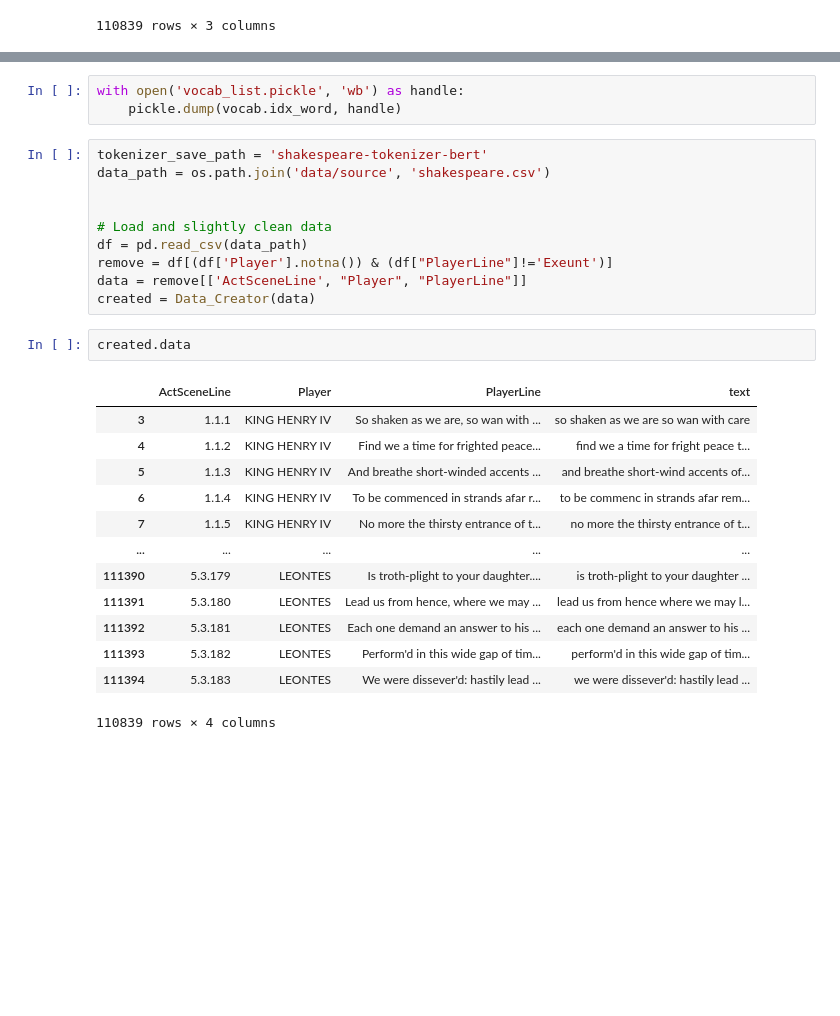
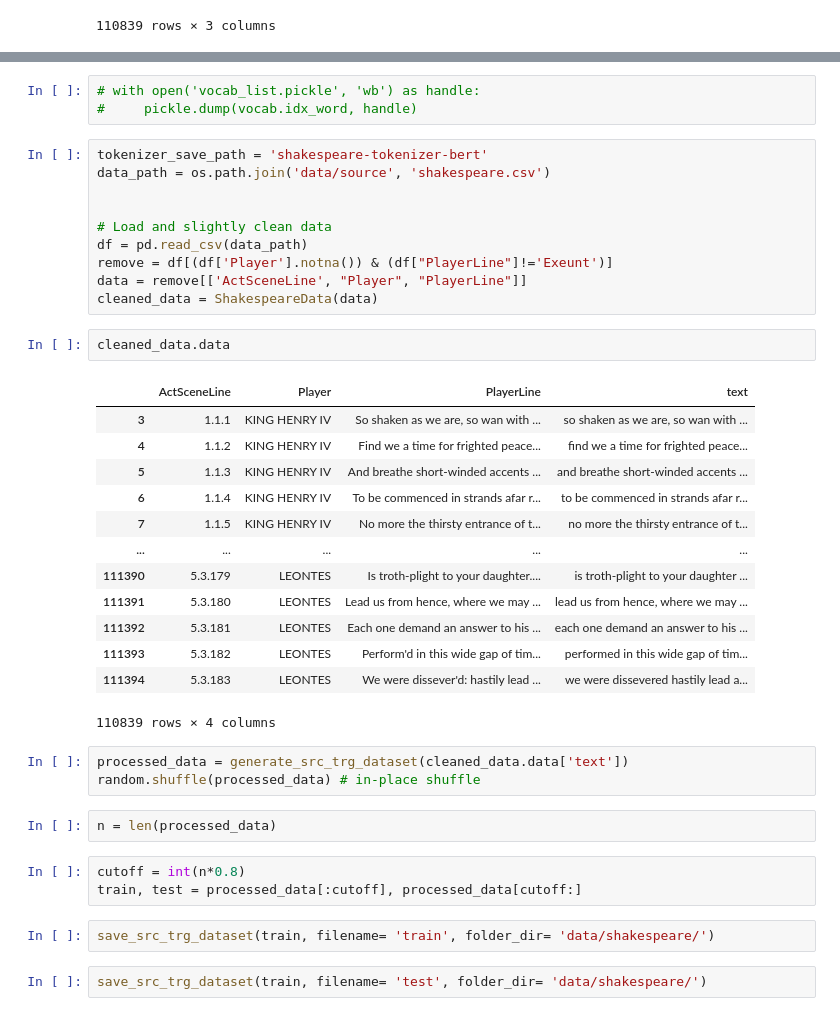
Before and after one commit to xianyingkong/diffusion-text-generation, a Jupyter notebook: data-playground.ipynb, the cells around one changed output, grey strips where cells are left out. Saved outputs shown, nothing was run; the diff lists cells and outputs as text; blank space fills up the shorter version.

Commit message:
simplified model and update data utils

```diff
--- a/data-playground.ipynb
+++ b/data-playground.ipynb
@@ -153,6 +169,6 @@ vocab.idx_word.values()
 # %%
-with open('vocab_list.pickle', 'wb') as handle:
-    pickle.dump(vocab.idx_word, handle)
+# with open('vocab_list.pickle', 'wb') as handle:
+#     pickle.dump(vocab.idx_word, handle)
 # %%
 tokenizer_save_path = 'shakespeare-tokenizer-bert'
 data_path = os.path.join('data/source', 'shakespeare.csv')
@@ -162,20 +178,32 @@ data_path = os.path.join('data/source', 'shakespeare.csv')
 df = pd.read_csv(data_path)
 remove = df[(df['Player'].notna()) & (df["PlayerLine"]!='Exeunt')]
 data = remove[['ActSceneLine', "Player", "PlayerLine"]]
-created = Data_Creator(data)
+cleaned_data = ShakespeareData(data)
 # %%
-created.data
+cleaned_data.data
 # %% [output]
 |  | ActSceneLine | Player | PlayerLine | text |
-| 3 | 1.1.1 | KING HENRY IV | So shaken as we are, so wan with ... | so shaken as we are so wan with care |
-| 4 | 1.1.2 | KING HENRY IV | Find we a time for frighted peace... | find we a time for fright peace t... |
-| 5 | 1.1.3 | KING HENRY IV | And breathe short-winded accents ... | and breathe short-wind accents of... |
-| 6 | 1.1.4 | KING HENRY IV | To be commenced in strands afar r... | to be commenc in strands afar rem... |
+| 3 | 1.1.1 | KING HENRY IV | So shaken as we are, so wan with ... | so shaken as we are, so wan with ... |
+| 4 | 1.1.2 | KING HENRY IV | Find we a time for frighted peace... | find we a time for frighted peace... |
+| 5 | 1.1.3 | KING HENRY IV | And breathe short-winded accents ... | and breathe short-winded accents ... |
+| 6 | 1.1.4 | KING HENRY IV | To be commenced in strands afar r... | to be commenced in strands afar r... |
 | 7 | 1.1.5 | KING HENRY IV | No more the thirsty entrance of t... | no more the thirsty entrance of t... |
 | ... | ... | ... | ... | ... |
 | 111390 | 5.3.179 | LEONTES | Is troth-plight to your daughter.... | is troth-plight to your daughter ... |
-| 111391 | 5.3.180 | LEONTES | Lead us from hence, where we may ... | lead us from hence where we may l... |
+| 111391 | 5.3.180 | LEONTES | Lead us from hence, where we may ... | lead us from hence, where we may ... |
 | 111392 | 5.3.181 | LEONTES | Each one demand an answer to his ... | each one demand an answer to his ... |
-| 111393 | 5.3.182 | LEONTES | Perform'd in this wide gap of tim... | perform'd in this wide gap of tim... |
-| 111394 | 5.3.183 | LEONTES | We were dissever'd: hastily lead ... | we were dissever'd: hastily lead ... |
+| 111393 | 5.3.182 | LEONTES | Perform'd in this wide gap of tim... | performed in this wide gap of tim... |
+| 111394 | 5.3.183 | LEONTES | We were dissever'd: hastily lead ... | we were dissevered hastily lead a... |
 110839 rows × 4 columns
+# %%
+processed_data = generate_src_trg_dataset(cleaned_data.data['text'])
+random.shuffle(processed_data) # in-place shuffle
+# %%
+n = len(processed_data)
+# %%
+cutoff = int(n*0.8)
+train, test = processed_data[:cutoff], processed_data[cutoff:]
+# %%
+save_src_trg_dataset(train, filename= 'train', folder_dir= 'data/shakespeare/')
+# %%
+save_src_trg_dataset(train, filename= 'test', folder_dir= 'data/shakespeare/')
```
Also changed, not shown: parts of 16 cells of this notebook, 2 other files.
